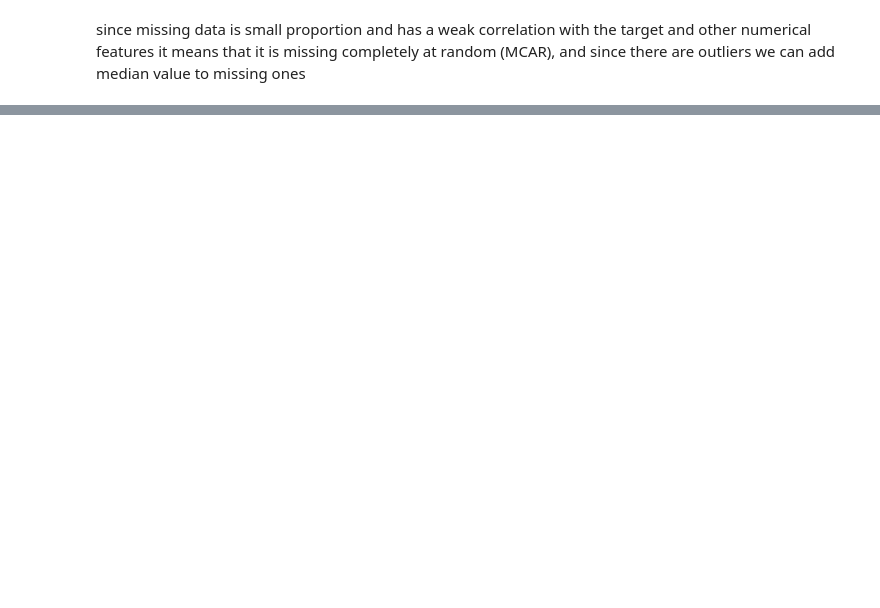
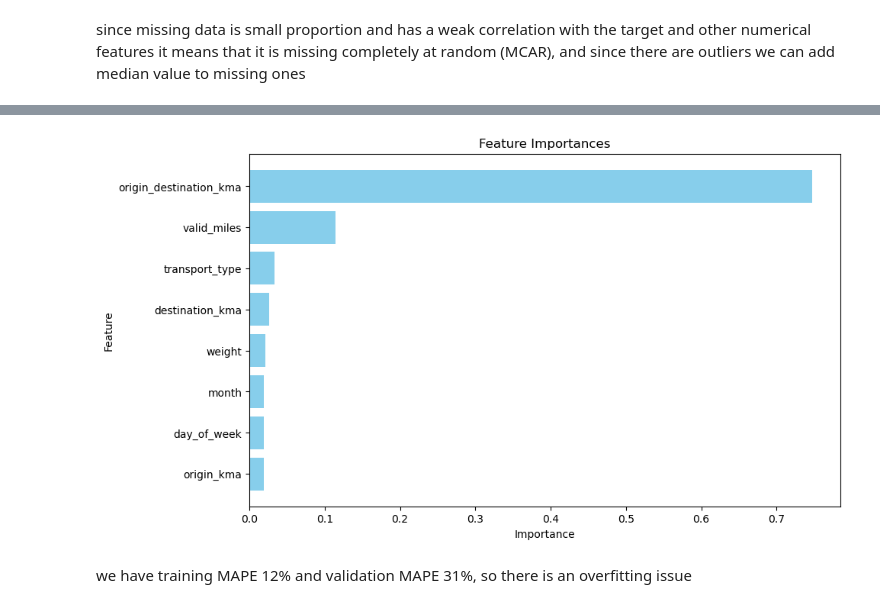
Before and after one commit to lluussiinn/ml-engineer, a Jupyter notebook: main.ipynb, the cells around one changed output, grey strips where cells are left out. Drawn from its saved outputs; the diff is of its cells as text; code cells hidden in the pictures; blank space fills up the shorter version.

```diff
--- a/main.ipynb
+++ b/main.ipynb
@@ -118,0 +226,3 @@ c:\Users\Nara\ml-engineer\feature_engineering.py
+# %%
+train_df = train_df.dropna()
+validation_df = validation_df.dropna()
@@ -118,0 +270,6 @@ c:\Users\Nara\ml-engineer\feature_engineering.py
+# %%
+# Choose the best model (lowest MAPE) and validate on the validation set
+best_model = xgb_search.best_estimator_
+y_pred_validation = best_model.predict(X_validation)
+validation_mape = mean_absolute_percentage_error(y_validation, y_pred_validation)
+print(f'Validation MAPE for Best Model: {validation_mape:.4f}')
@@ -118,0 +278,32 @@ c:\Users\Nara\ml-engineer\feature_engineering.py
+# %%
+def get_feature_importances(model, df):
+    """
+    Extract feature importances from the best model.
+
+    """
+    feature_names = df.columns.values
+    if hasattr(model.named_steps['regressor'], 'feature_importances_'):
+        importances = model.named_steps['regressor'].feature_importances_
+        return pd.DataFrame({
+            'Feature': feature_names,
+            'Importance': importances
+        }).sort_values(by='Importance', ascending=False)
+    else:
+        print("The selected model does not support feature importance extraction.")
+        return None
+
+def plot_feature_importances(feature_importances):
+    """
+    Plot feature importances as a bar chart.
+    """
+    if feature_importances is not None:
+        plt.figure(figsize=(10, 6))
+        plt.barh(feature_importances['Feature'], feature_importances['Importance'], color='skyblue')
+        plt.xlabel('Importance')
+        plt.ylabel('Feature')
+        plt.title('Feature Importances')
+        plt.gca().invert_yaxis()
+        plt.show()
+# %%
+feature_importances= get_feature_importances(best_model, X_train)
+feature_importances
@@ -118,0 +320,6 @@ c:\Users\Nara\ml-engineer\feature_engineering.py
+# %%
+plot_feature_importances(feature_importances)
+# %% [output]
+[figure, added]
+# %% [markdown]
+we have training MAPE 12% and validation MAPE 31%, so there is an overfitting issue
```
Also changed, not shown: parts of 29 cells of this notebook.
